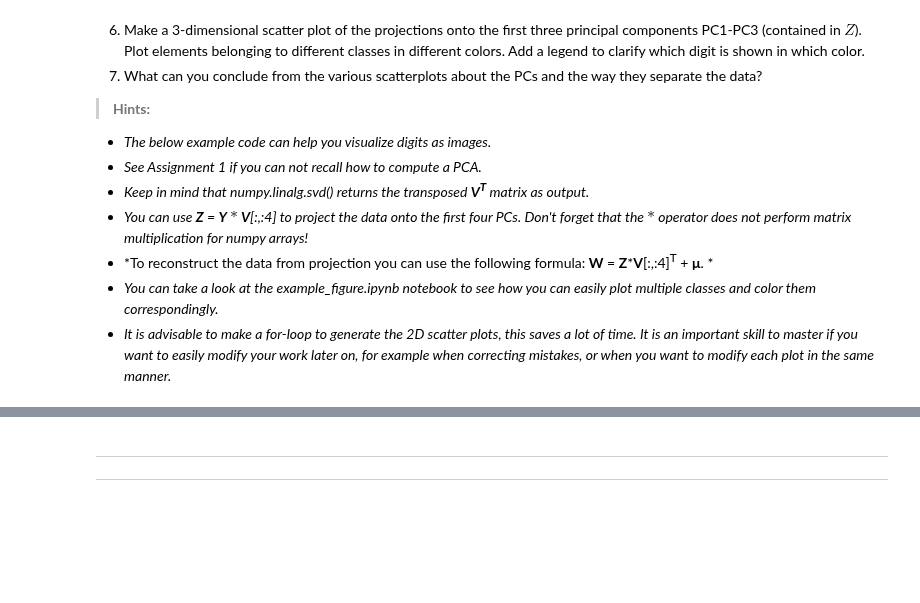
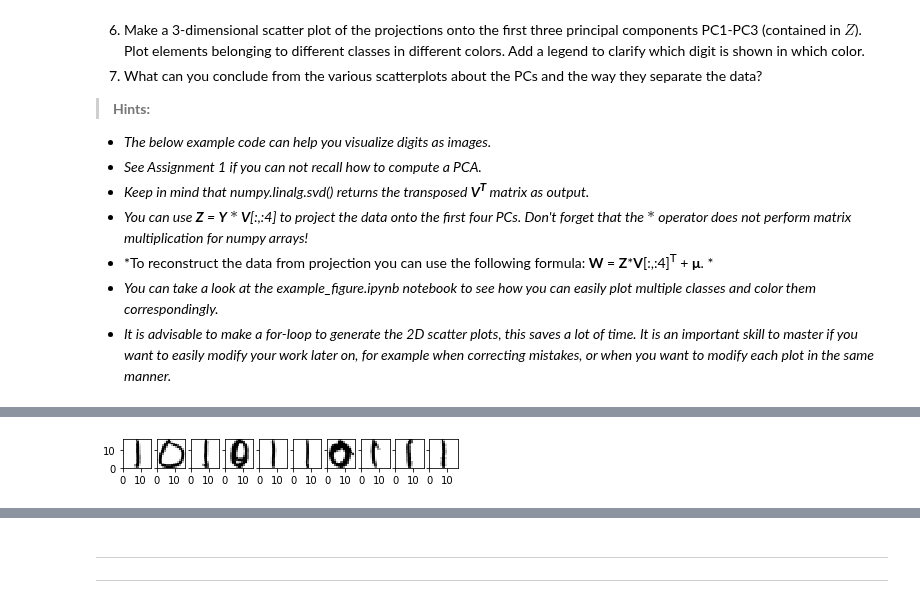
Before and after one commit to gabrielraya/Data-Mining, a Jupyter notebook: Assignment_2/Assignment_2.ipynb, the cells around one changed output, grey strips where cells are left out. Drawn from its saved outputs; the diff is of its cells as text; code cells hidden in the pictures; blank space fills up the shorter version.

```diff
--- a/Assignment_2/Assignment_2.ipynb
+++ b/Assignment_2/Assignment_2.ipynb
@@ -111,29 +111,38 @@ Next, compute the principal components (PCA) of the data matrix. Now, using the
 + *You can take a look at the example_figure.ipynb notebook to see how you can easily plot multiple classes and color them correspondingly.*
 + *It is advisable to make a for-loop to generate the 2D scatter plots, this saves a lot of time. It is an important skill to master if you want to easily modify your work later on, for example when correcting mistakes, or when you want to modify each plot in the same manner.*
 # %%
-## Example code:
-#------------------------------------------------
+import numpy as np
 import matplotlib.pyplot as plt
 import matplotlib.cm as cm
 from scipy.io import loadmat
-from numpy import reshape
 
-# Index of the digit to display
-i = 0
 
-# Load Matlab data file to python dict structure
+# load Matlab data file to python dict structure
 mat_data = loadmat('./Data/zipdata.mat')
 
-# Extract variables of interest
+
+# extract variables of interest
 testdata = mat_data['testdata']
 traindata = mat_data['traindata']
-X = traindata[:,1:]
-y = traindata[:,0]
+images = traindata[:,1:]
+labels = traindata[:,0]
 
-# Visualize the i'th digit as an image
-plt.subplot(1,1,1);
-I = reshape(X[i,:],(16,16))
-plt.imshow(I, extent=(0,16,0,16), cmap=cm.gray_r);
-plt.title('Digit as an image');
-plt.show()
-#------------------------------------------------
+
+# keep only ones and zeros
+kept_indices = np.logical_or(labels == 0, labels == 1)
+images = images[kept_indices]
+labels = labels[kept_indices]
+assert len(images) == len(labels)
+
+
+def plot_images(images, plot_on=plt):
+    images = np.array(images)
+    fig, axes = plot_on.subplots(images.shape[0], images.shape[1], sharey=True)
+    axes = np.reshape(axes, (images.shape[0], images.shape[1]))
+    for axes_row, images_row in zip(axes, images):
+        for ax, image in zip(axes_row, images_row):
+            plot_image(image, plot_on=ax)
+
+def plot_image(image, plot_on=plt):
+    reshaped = np.reshape(image, (16, 16))
+    plot_on.imshow(reshaped, extent=(0, 16, 0, 16), cmap=cm.gray_r)
@@ -141,0 +149,5 @@ plt.show()
+# %%
+plot_images([images[:10]])
+plt.show()
+# %% [output]
+[figure, added]
```
Also changed, not shown: parts of 3 cells of this notebook.
